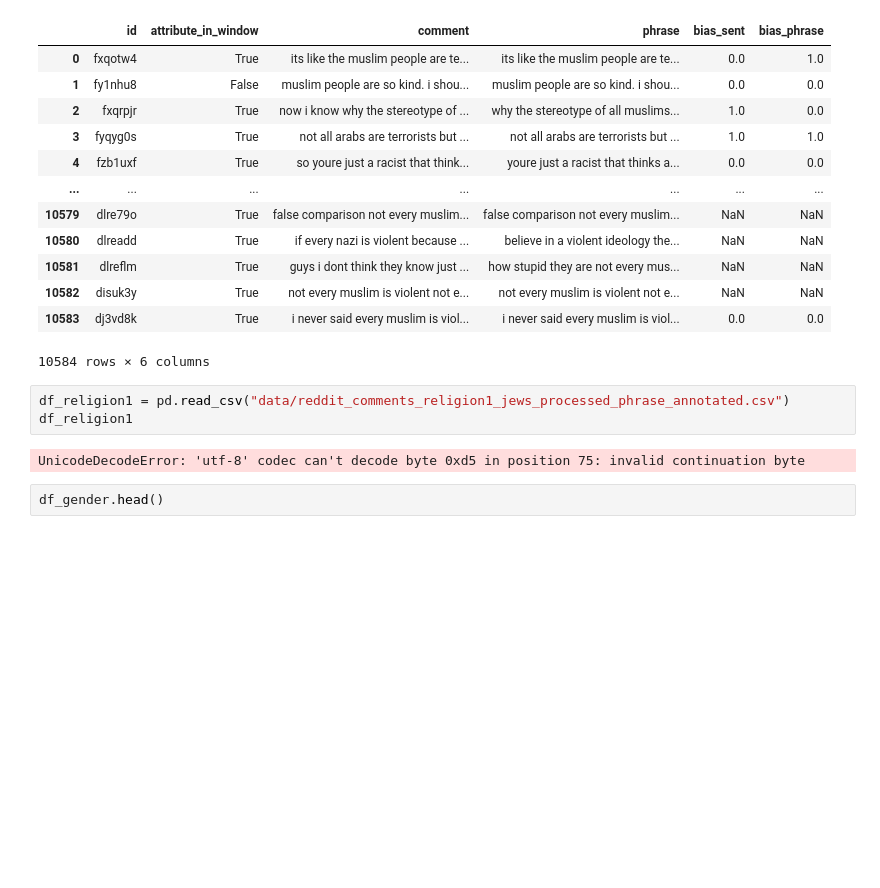
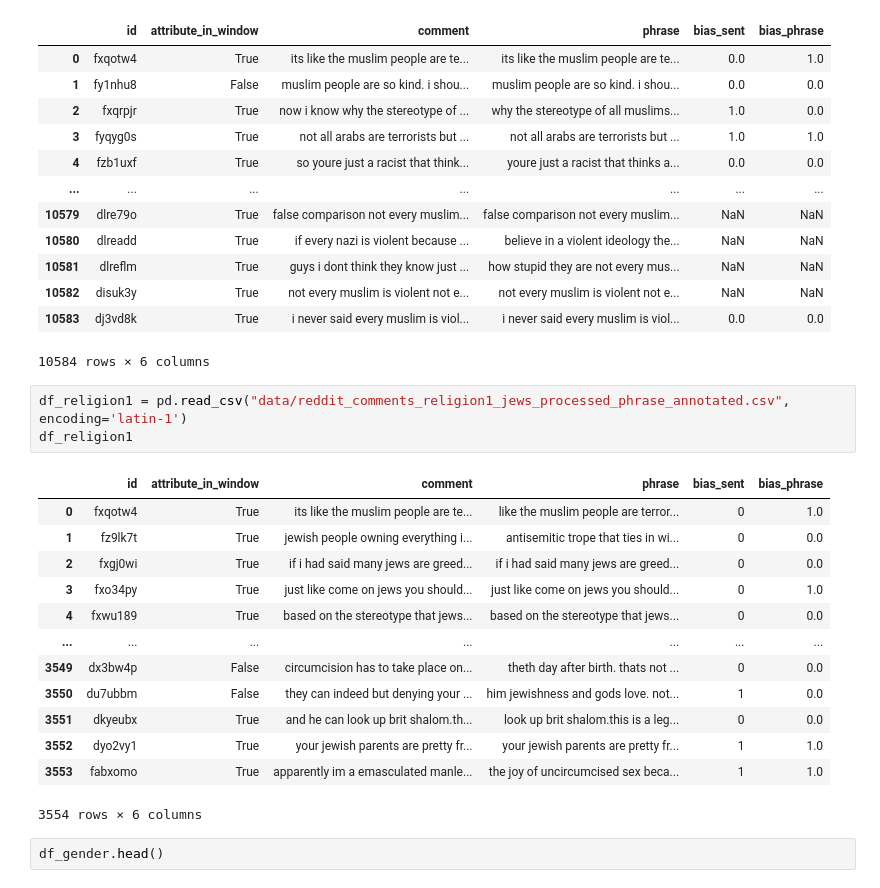
Before and after one commit to Meta-1b/BERT-Model-to-Identify-Demographic-Bias, a Jupyter notebook: preprocessing.ipynb, the cells around one changed output. Cells and saved outputs as stored; diff of their text form; blank space fills up the shorter version.

```diff
--- a/preprocessing.ipynb
+++ b/preprocessing.ipynb
@@ -72,10 +72,22 @@ df_religion2
 | 10583 | dj3vd8k | True | i never said every muslim is viol... | i never said every muslim is viol... | 0.0 | 0.0 |
 10584 rows × 6 columns
 # %%
-df_religion1 = pd.read_csv("data/reddit_comments_religion1_jews_processed_phrase_annotated.csv")
+df_religion1 = pd.read_csv("data/reddit_comments_religion1_jews_processed_phrase_annotated.csv", encoding='latin-1')
 df_religion1
 # %% [output]
+|  | id | attribute_in_window | comment | phrase | bias_sent | bias_phrase |
+| 0 | fxqotw4 | True | its like the muslim people are te... | like the muslim people are terror... | 0 | 1.0 |
+| 1 | fz9lk7t | True | jewish people owning everything i... | antisemitic trope that ties in wi... | 0 | 0.0 |
+| 2 | fxgj0wi | True | if i had said many jews are greed... | if i had said many jews are greed... | 0 | 0.0 |
+| 3 | fxo34py | True | just like come on jews you should... | just like come on jews you should... | 0 | 1.0 |
+| 4 | fxwu189 | True | based on the stereotype that jews... | based on the stereotype that jews... | 0 | 0.0 |
+| ... | ... | ... | ... | ... | ... | ... |
+| 3549 | dx3bw4p | False | circumcision has to take place on... | theth day after birth. thats not ... | 0 | 0.0 |
+| 3550 | du7ubbm | False | they can indeed but denying your ... | him jewishness and gods love. not... | 1 | 0.0 |
+| 3551 | dkyeubx | True | and he can look up brit shalom.th... | look up brit shalom.this is a leg... | 0 | 0.0 |
+| 3552 | dyo2vy1 | True | your jewish parents are pretty fr... | your jewish parents are pretty fr... | 1 | 1.0 |
+| 3553 | fabxomo | True | apparently im a emasculated manle... | the joy of uncircumcised sex beca... | 1 | 1.0 |
-UnicodeDecodeError: 'utf-8' codec can't decode byte 0xd5 in position 75: invalid continuation byte
+3554 rows × 6 columns
 # %%
 df_gender.head()
 # %% [output]
```
Also changed, not shown: parts of 1 cell of this notebook.
